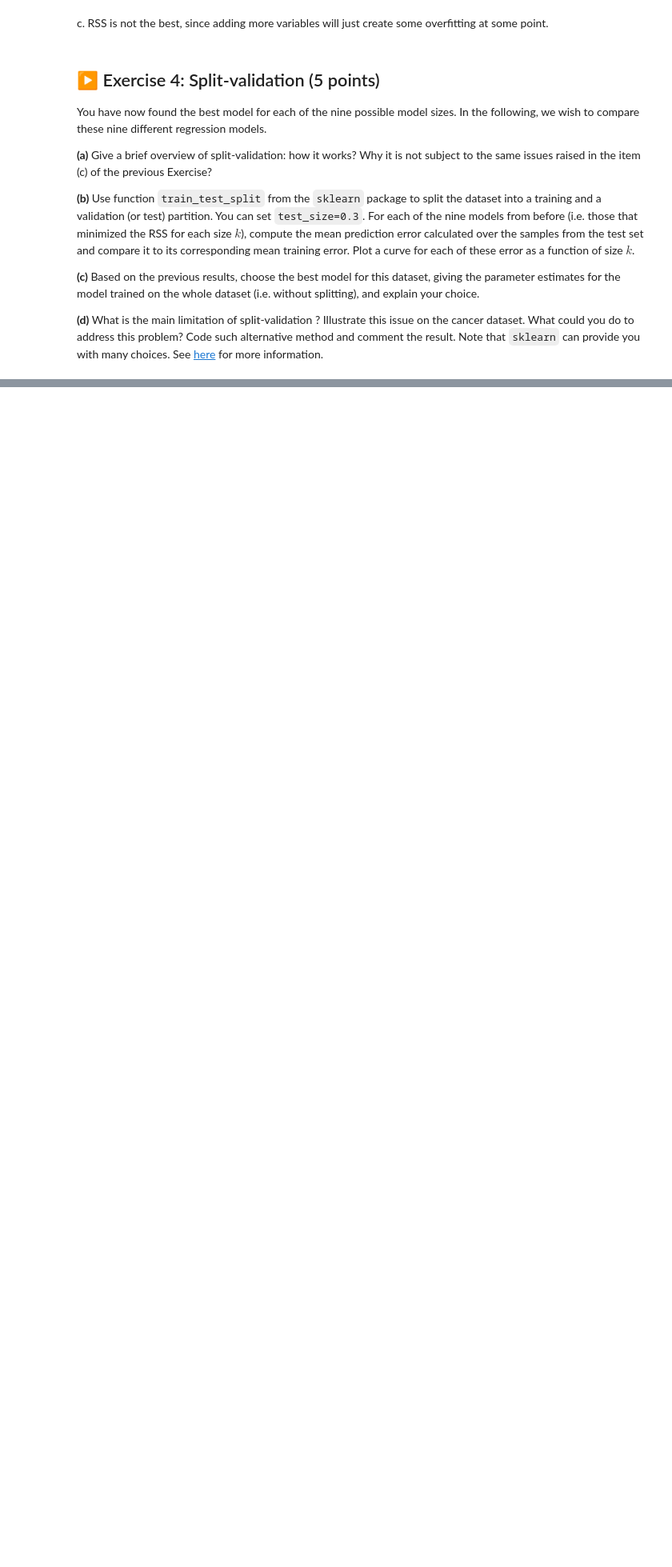
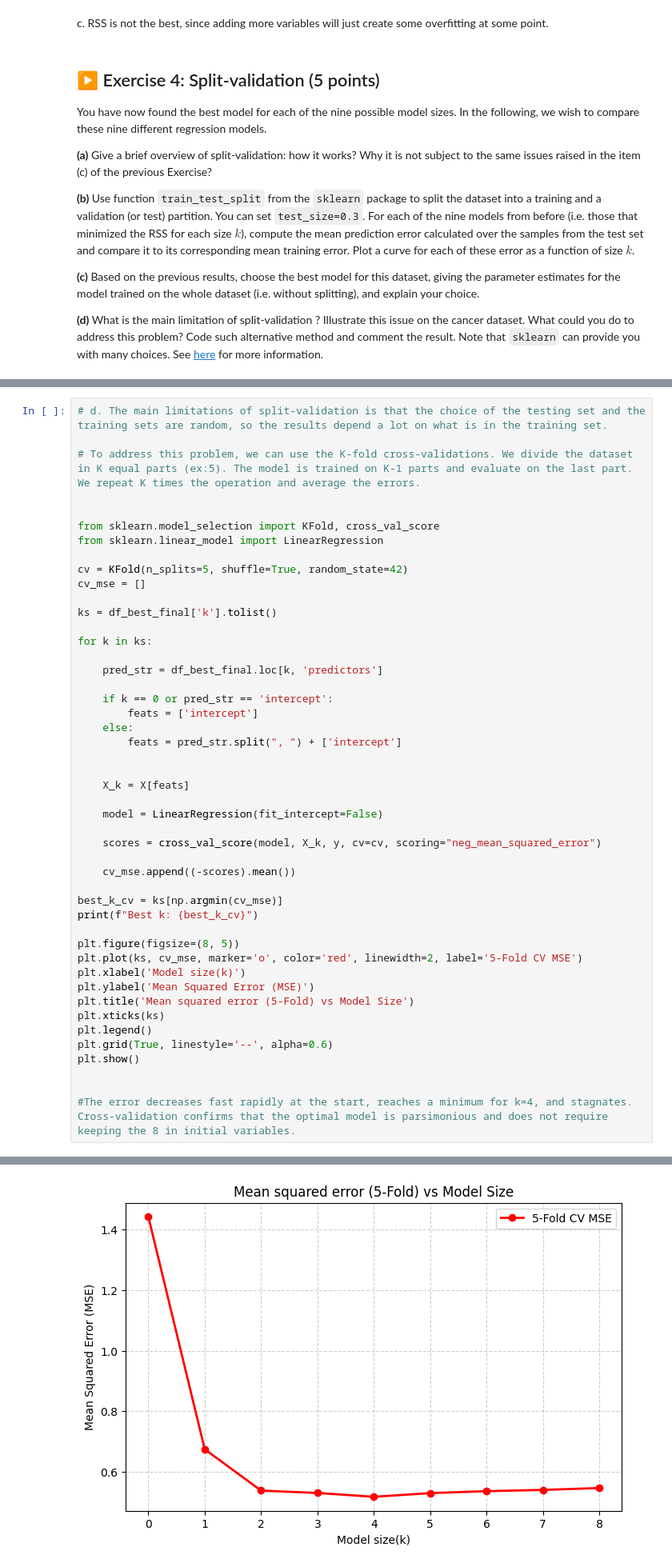
Before and after one commit to Macxsime/ISLA-reports-group32, a Jupyter notebook: TP1/TP1.ipynb, the cells around one changed output, grey strips where cells are left out. Shown at 80% size. Saved outputs shown, nothing was run; the diff lists cells and outputs as text; blank space fills up the shorter version.

```diff
--- a/TP1/TP1.ipynb
+++ b/TP1/TP1.ipynb
@@ -734,0 +829,48 @@ you do to address this problem? Code such alternative method and comment the res
+# %%
+# d. The main limitations of split-validation is that the choice of the testing set and the training sets are random, so the results depend a lot on what is in the training set.
+
+# To address this problem, we can use the K-fold cross-validations. We divide the dataset in K equal parts (ex:5). The model is trained on K-1 parts and evaluate on the last part. We repeat K times the operation and average the errors.
+
+
+from sklearn.model_selection import KFold, cross_val_score
+from sklearn.linear_model import LinearRegression
+
+cv = KFold(n_splits=5, shuffle=True, random_state=42)
+cv_mse = []
+
+ks = df_best_final['k'].tolist()
+
+for k in ks:
+
+    pred_str = df_best_final.loc[k, 'predictors']
+
+    if k == 0 or pred_str == 'intercept':
+        feats = ['intercept']
+    else:
+        feats = pred_str.split(", ") + ['intercept']
+
+
+    X_k = X[feats]
+
+    model = LinearRegression(fit_intercept=False)
+
+    scores = cross_val_score(model, X_k, y, cv=cv, scoring="neg_mean_squared_error")
+
+    cv_mse.append((-scores).mean())
+
+best_k_cv = ks[np.argmin(cv_mse)]
+print(f"Best k: {best_k_cv}")
+
+plt.figure(figsize=(8, 5))
+plt.plot(ks, cv_mse, marker='o', color='red', linewidth=2, label='5-Fold CV MSE')
+plt.xlabel('Model size(k)')
+plt.ylabel('Mean Squared Error (MSE)')
+plt.title('Mean squared error (5-Fold) vs Model Size')
+plt.xticks(ks)
+plt.legend()
+plt.grid(True, linestyle='--', alpha=0.6)
+plt.show()
+
+
+#The error decreases fast rapidly at the start, reaches a minimum for k=4, and stagnates. Cross-validation confirms that the optimal model is parsimonious and does not require keeping the 8 in initial variables.
+# %% [output]
@@ -735,3 +878,4 @@ you do to address this problem? Code such alternative method and comment the res
+[figure, added]
 # %% [markdown]
 ## ▶️ Exercise 5: Conclusion (2 points)
 
```
Also changed, not shown: parts of 8 cells of this notebook.
